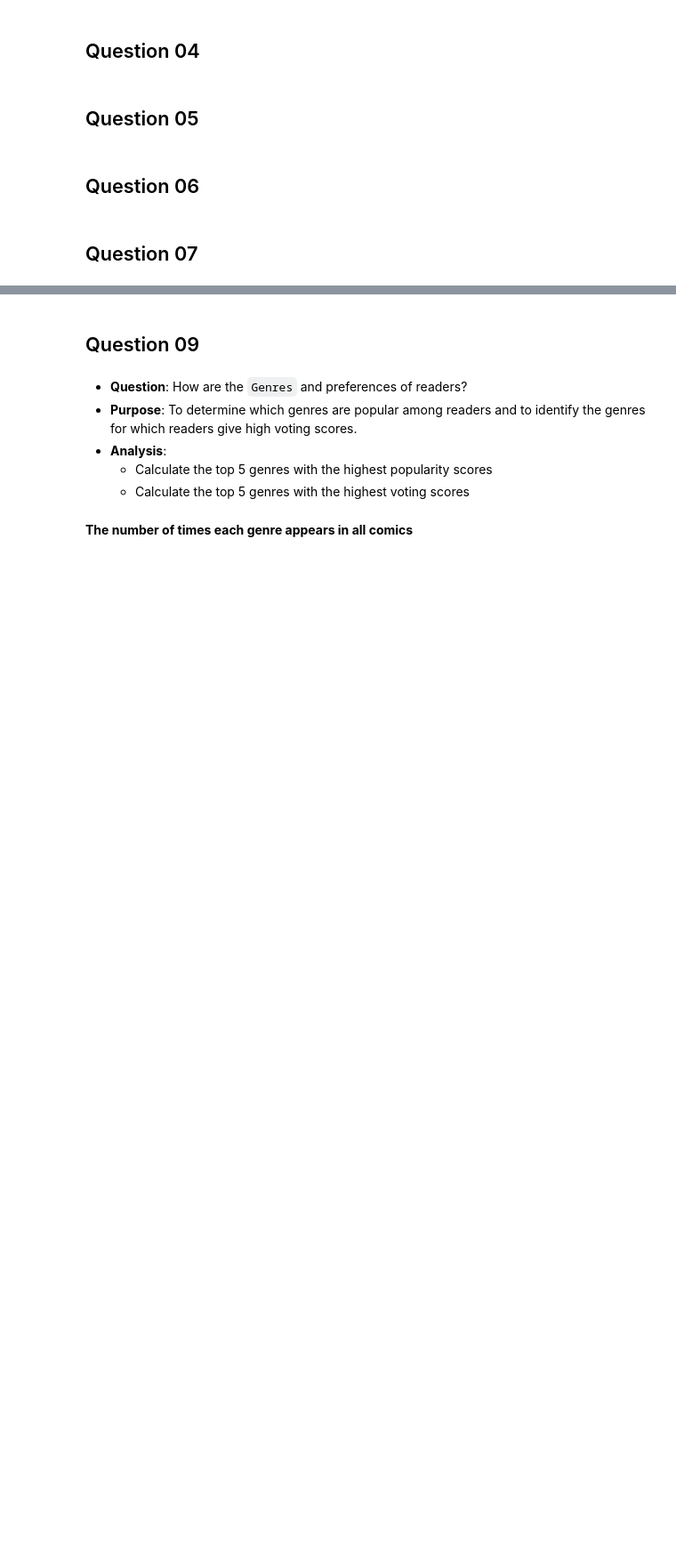
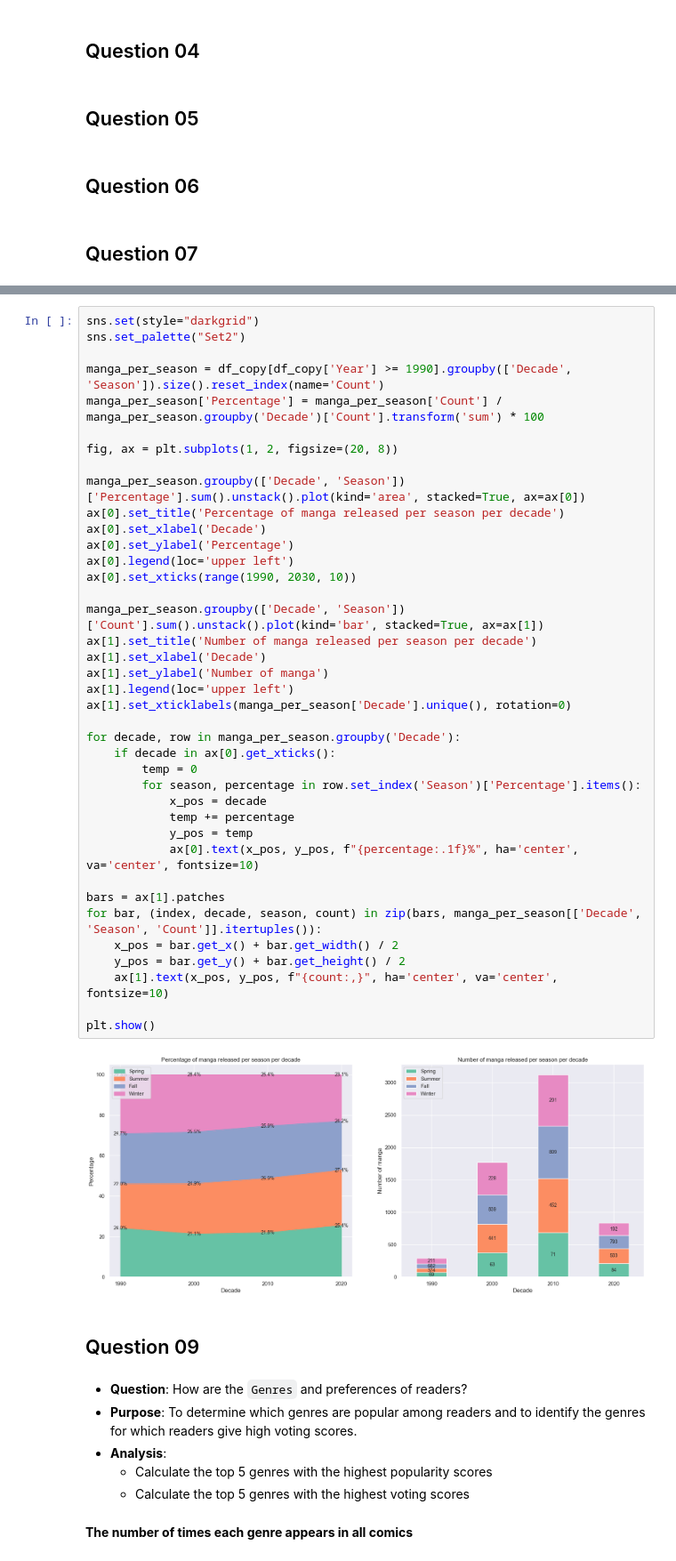
Before and after one commit to duongtruongbinh/IntroDS_FinalProject, a Jupyter notebook: src/Asking_Questions_and_Analyzing.ipynb, the cells around one changed output, grey strips where cells are left out. Shown at 89% size. Cells and saved outputs as stored; diff of their text form; blank space fills up the shorter version.

```diff
--- a/src/Asking_Questions_and_Analyzing.ipynb
+++ b/src/Asking_Questions_and_Analyzing.ipynb
@@ -186,3 +219,44 @@ plt.show()
+# %%
+sns.set(style="darkgrid")
+sns.set_palette("Set2")
+
+manga_per_season = df_copy[df_copy['Year'] >= 1990].groupby(['Decade', 'Season']).size().reset_index(name='Count')
+manga_per_season['Percentage'] = manga_per_season['Count'] / manga_per_season.groupby('Decade')['Count'].transform('sum') * 100
+
+fig, ax = plt.subplots(1, 2, figsize=(20, 8))
+
+manga_per_season.groupby(['Decade', 'Season'])['Percentage'].sum().unstack().plot(kind='area', stacked=True, ax=ax[0])
+ax[0].set_title('Percentage of manga released per season per decade')
+ax[0].set_xlabel('Decade')
+ax[0].set_ylabel('Percentage')
+ax[0].legend(loc='upper left')
+ax[0].set_xticks(range(1990, 2030, 10))
+
+manga_per_season.groupby(['Decade', 'Season'])['Count'].sum().unstack().plot(kind='bar', stacked=True, ax=ax[1])
+ax[1].set_title('Number of manga released per season per decade')
+ax[1].set_xlabel('Decade')
+ax[1].set_ylabel('Number of manga')
+ax[1].legend(loc='upper left')
+ax[1].set_xticklabels(manga_per_season['Decade'].unique(), rotation=0)
+
+for decade, row in manga_per_season.groupby('Decade'):
+    if decade in ax[0].get_xticks():
+        temp = 0
+        for season, percentage in row.set_index('Season')['Percentage'].items():
+            x_pos = decade
+            temp += percentage
+            y_pos = temp
+            ax[0].text(x_pos, y_pos, f"{percentage:.1f}%", ha='center', va='center', fontsize=10)
+
+bars = ax[1].patches
+for bar, (index, decade, season, count) in zip(bars, manga_per_season[['Decade', 'Season', 'Count']].itertuples()):
+    x_pos = bar.get_x() + bar.get_width() / 2
+    y_pos = bar.get_y() + bar.get_height() / 2
+    ax[1].text(x_pos, y_pos, f"{count:,}", ha='center', va='center', fontsize=10)
+
+plt.show()
+# %% [output]
+[figure, added]
 # %% [markdown]
 ## Question 09 <a class="anchor" id="Question 09"></a>
 # %% [markdown]
```
Also changed, not shown: parts of 9 cells of this notebook, 1 other file.
